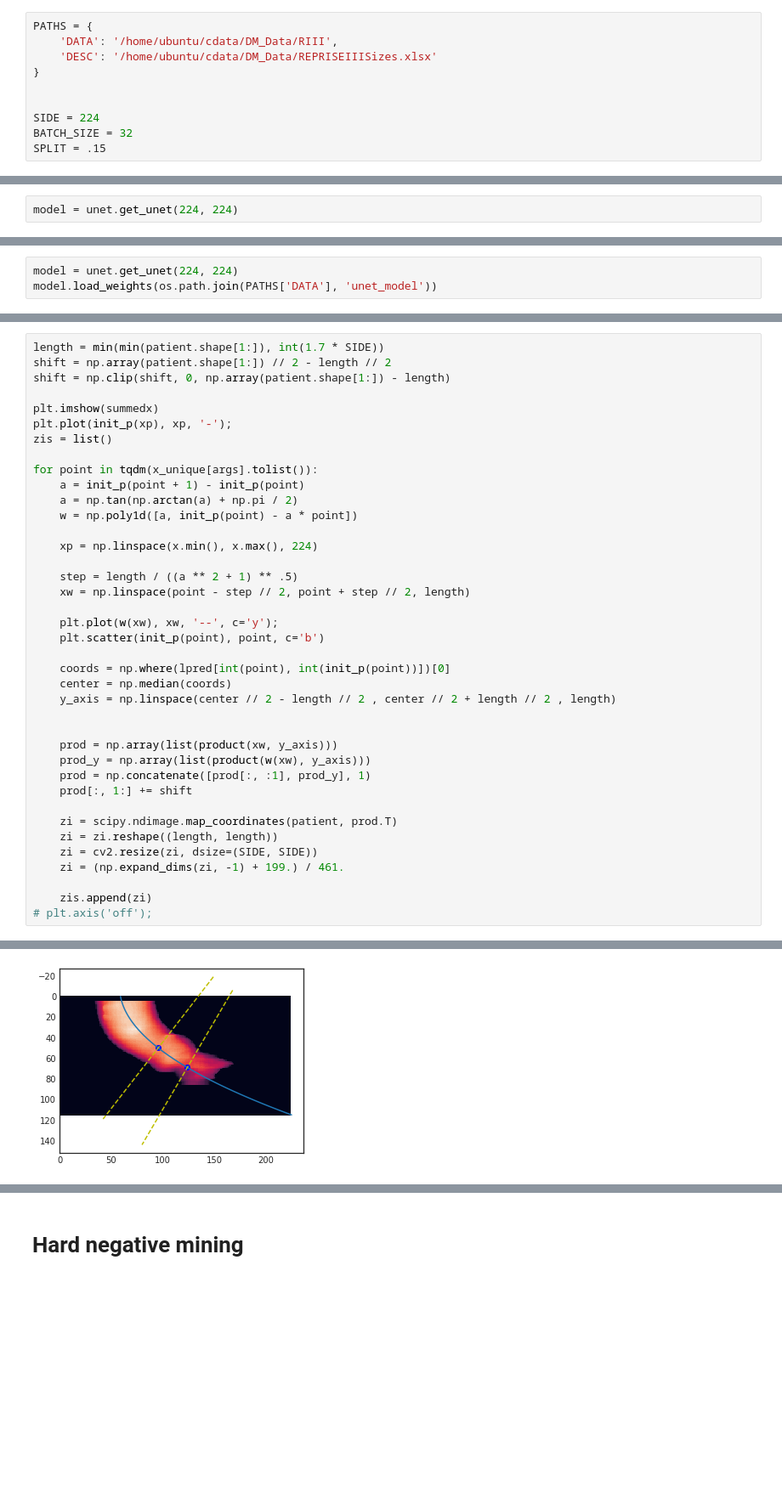
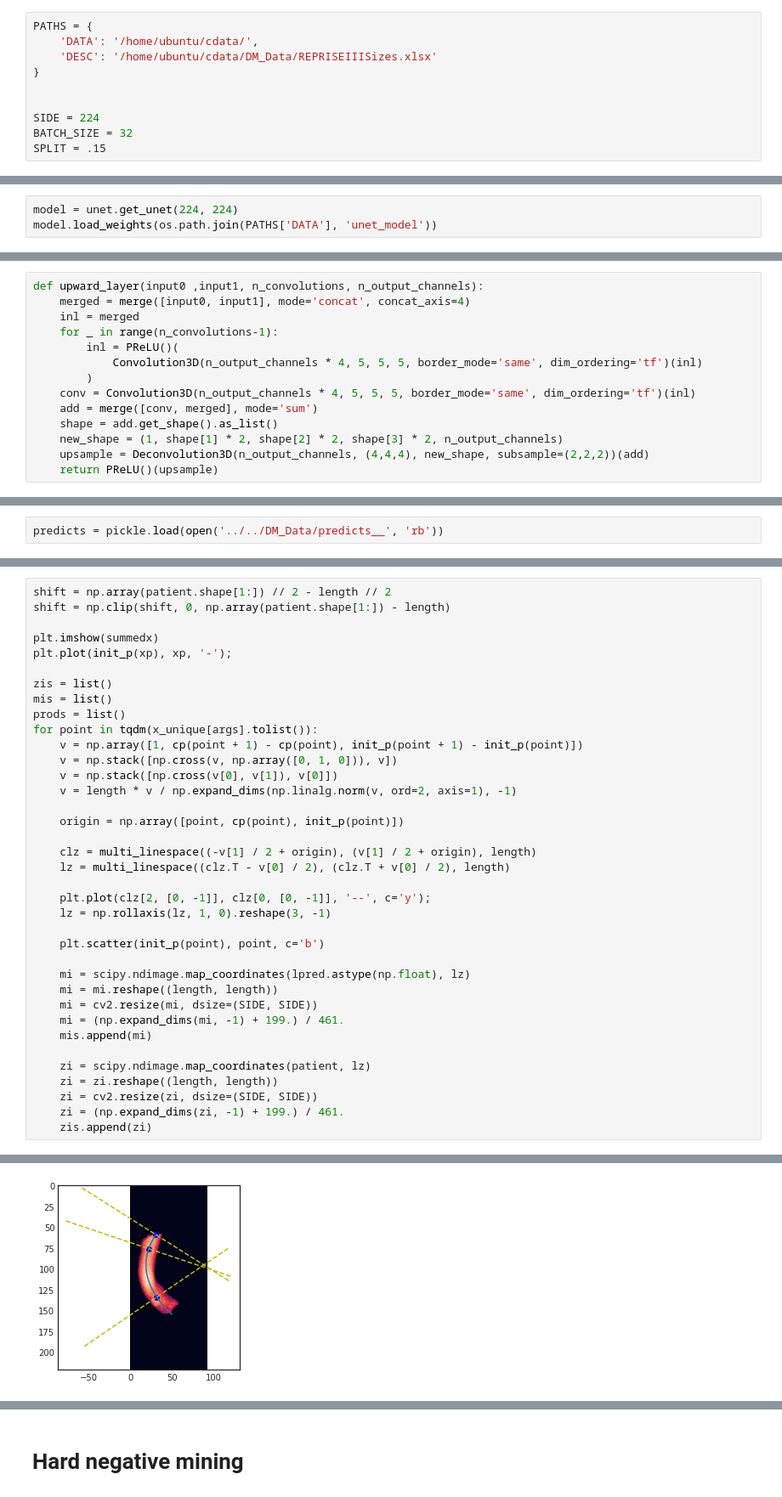
Before and after one commit to vessemer/AortaEstimation, a Jupyter notebook: IPython/TrainInferenceUNet2D.ipynb, the cells around one changed output, grey strips where cells are left out. Shown at 85% size. Cells and saved outputs as stored; diff of their text form; blank space fills up the shorter version.

Commit message:
Volumetric data

```diff
--- a/IPython/TrainInferenceUNet2D.ipynb
+++ b/IPython/TrainInferenceUNet2D.ipynb
@@ -31,6 +40,6 @@ warnings.filterwarnings('ignore')
 # %%
 PATHS = {
-    'DATA': '/home/ubuntu/cdata/DM_Data/RIII',
+    'DATA': '/home/ubuntu/cdata/',
     'DESC': '/home/ubuntu/cdata/DM_Data/REPRISEIIISizes.xlsx'
 }
 
@@ -194,8 +203,6 @@ train = patient_ids[int(SPLIT * len(patient_ids)):]
 test = patient_ids[:int(SPLIT * len(patient_ids))]
 # %% [markdown]
 # Train
-# %%
-model = unet.get_unet(224, 224)
 # %%
 cval = -0.923
 NUM = 300
@@ -319,0 +704,14 @@ plt.show()
+# %%
+def upward_layer(input0 ,input1, n_convolutions, n_output_channels):
+    merged = merge([input0, input1], mode='concat', concat_axis=4)
+    inl = merged
+    for _ in range(n_convolutions-1):
+        inl = PReLU()(
+            Convolution3D(n_output_channels * 4, 5, 5, 5, border_mode='same', dim_ordering='tf')(inl)
+        )
+    conv = Convolution3D(n_output_channels * 4, 5, 5, 5, border_mode='same', dim_ordering='tf')(inl)
+    add = merge([conv, merged], mode='sum')
+    shape = add.get_shape().as_list()
+    new_shape = (1, shape[1] * 2, shape[2] * 2, shape[3] * 2, n_output_channels)
+    upsample = Deconvolution3D(n_output_channels, (4,4,4), new_shape, subsample=(2,2,2))(add)
+    return PReLU()(upsample)
@@ -319,0 +792,2 @@ plt.show()
+# %%
+predicts = pickle.load(open('../../DM_Data/predicts__', 'rb'))
@@ -320,44 +995,42 @@ plt.show()
 # %%
-length = min(min(patient.shape[1:]), int(1.7 * SIDE))
 shift = np.array(patient.shape[1:]) // 2 - length // 2
 shift = np.clip(shift, 0, np.array(patient.shape[1:]) - length)
 
 plt.imshow(summedx)
 plt.plot(init_p(xp), xp, '-');
+
 zis = list()
+mis = list()
+prods = list()
+for point in tqdm(x_unique[args].tolist()):
+    v = np.array([1, cp(point + 1) - cp(point), init_p(point + 1) - init_p(point)])
+    v = np.stack([np.cross(v, np.array([0, 1, 0])), v])
+    v = np.stack([np.cross(v[0], v[1]), v[0]])
+    v = length * v / np.expand_dims(np.linalg.norm(v, ord=2, axis=1), -1)
 
-for point in tqdm(x_unique[args].tolist()):
-    a = init_p(point + 1) - init_p(point)
-    a = np.tan(np.arctan(a) + np.pi / 2)
-    w = np.poly1d([a, init_p(point) - a * point])
+    origin = np.array([point, cp(point), init_p(point)])
 
-    xp = np.linspace(x.min(), x.max(), 224)
+    clz = multi_linespace((-v[1] / 2 + origin), (v[1] / 2 + origin), length)
+    lz = multi_linespace((clz.T - v[0] / 2), (clz.T + v[0] / 2), length)
 
-    step = length / ((a ** 2 + 1) ** .5)
-    xw = np.linspace(point - step // 2, point + step // 2, length)
+    plt.plot(clz[2, [0, -1]], clz[0, [0, -1]], '--', c='y');
+    lz = np.rollaxis(lz, 1, 0).reshape(3, -1)
 
-    plt.plot(w(xw), xw, '--', c='y');
     plt.scatter(init_p(point), point, c='b')
 
-    coords = np.where(lpred[int(point), int(init_p(point))])[0]
-    center = np.median(coords)
-    y_axis = np.linspace(center // 2 - length // 2 , center // 2 + length // 2 , length)
+    mi = scipy.ndimage.map_coordinates(lpred.astype(np.float), lz)
+    mi = mi.reshape((length, length))
+    mi = cv2.resize(mi, dsize=(SIDE, SIDE))
+    mi = (np.expand_dims(mi, -1) + 199.) / 461.
+    mis.append(mi)
 
-
-    prod = np.array(list(product(xw, y_axis)))
-    prod_y = np.array(list(product(w(xw), y_axis)))
-    prod = np.concatenate([prod[:, :1], prod_y], 1)
-    prod[:, 1:] += shift
-
-    zi = scipy.ndimage.map_coordinates(patient, prod.T)
+    zi = scipy.ndimage.map_coordinates(patient, lz)
     zi = zi.reshape((length, length))
     zi = cv2.resize(zi, dsize=(SIDE, SIDE))
     zi = (np.expand_dims(zi, -1) + 199.) / 461.
-
     zis.append(zi)
-# plt.axis('off');
 # %% [output]
 Failed to display Jupyter Widget of type HBox.
 If you're reading this message in the Jupyter Notebook or JupyterLab Notebook, it may mean that the widgets JavaScript is still loading. If this message persists, it likely means that the widgets Java ...
 If you're reading this message in another frontend (for example, a static rendering on GitHub or NBViewer), it may mean that your frontend doesn't currently support widgets.
-[figure, old version]
+[figure, new version]
```
Also changed, not shown: parts of 29 cells of this notebook, 7 other files.
